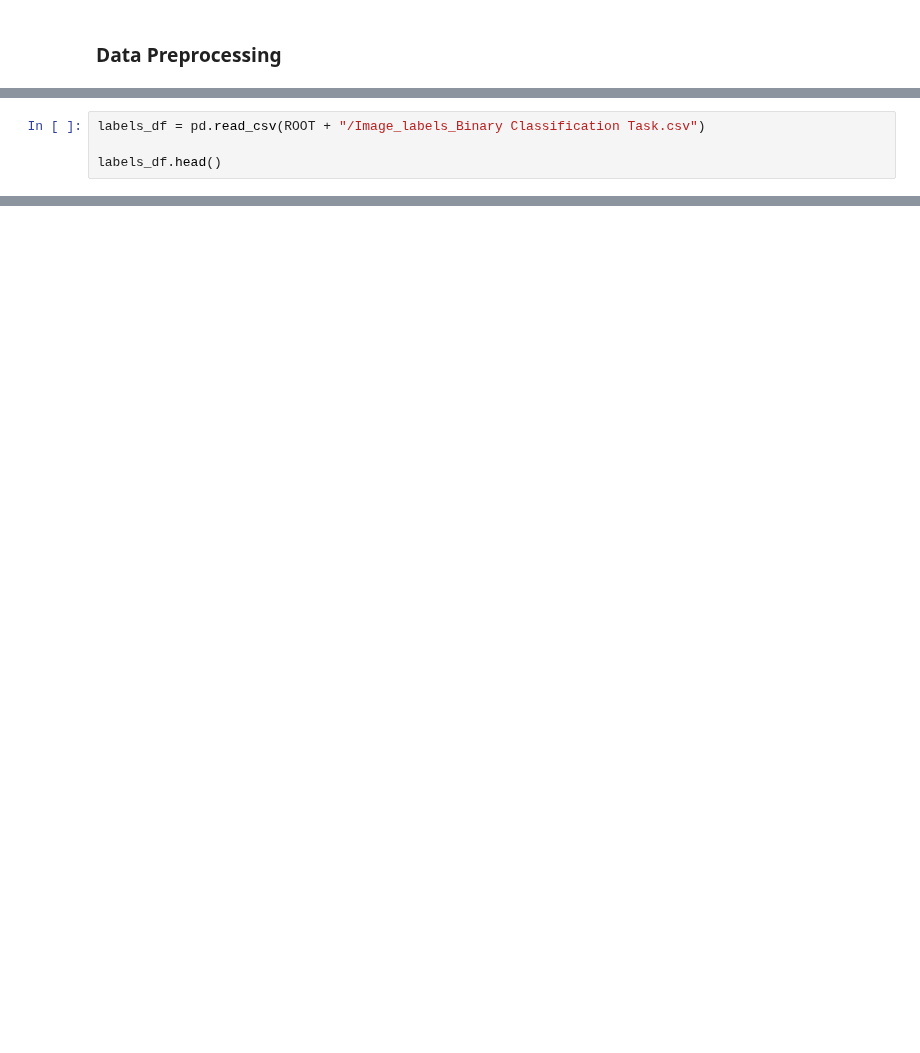
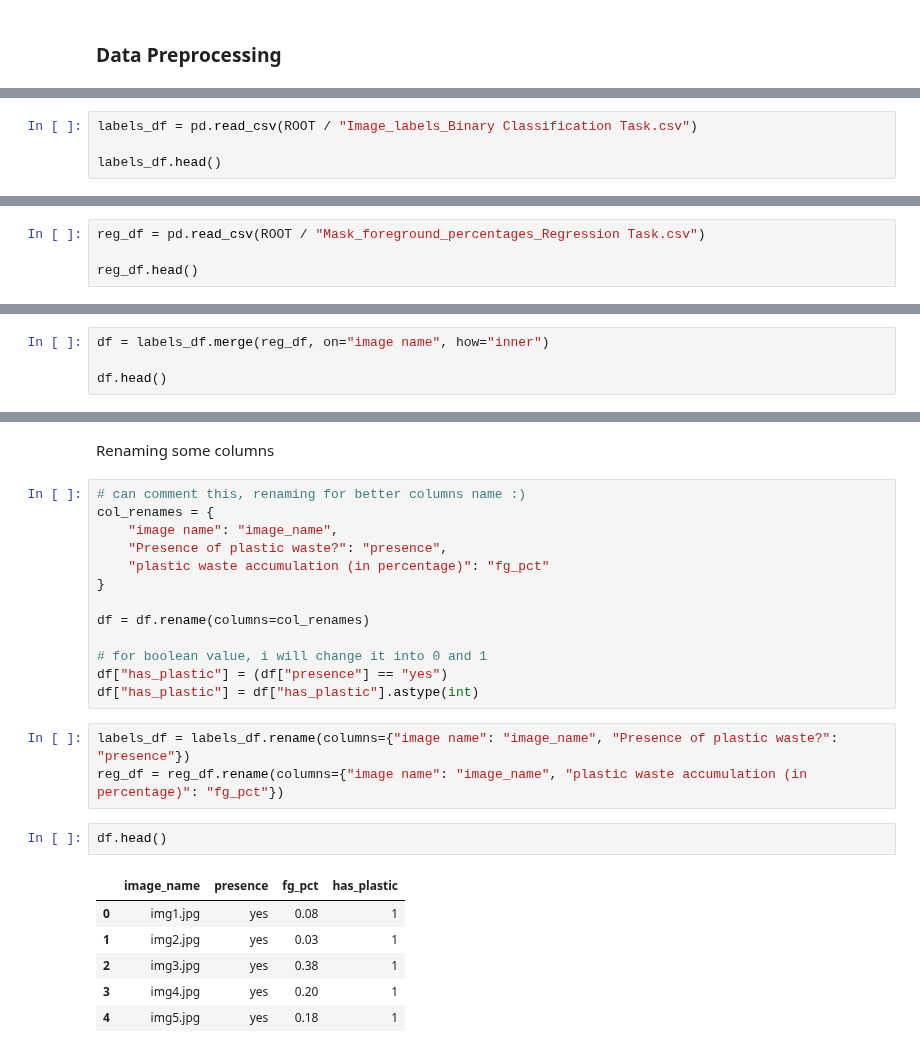
Before and after one commit to williamtheodoruswijaya/PDIS-Net, a Jupyter notebook: eda/split/split.ipynb, the cells around one changed output, grey strips where cells are left out. Cells and saved outputs as stored; diff of their text form; blank space fills up the shorter version.

```diff
--- a/eda/split/split.ipynb
+++ b/eda/split/split.ipynb
@@ -31,5 +28,5 @@ FileNotFoundError: [Errno 2] No such file or directory: 'data/Image_labels_Binar
 # %%
-labels_df = pd.read_csv(ROOT + "/Image_labels_Binary Classification Task.csv")
+labels_df = pd.read_csv(ROOT / "Image_labels_Binary Classification Task.csv")
 
 labels_df.head()
 # %% [output]
@@ -36,0 +39,4 @@ FileNotFoundError: [Errno 2] No such file or directory: './data/Image_labels_Bin
+# %%
+reg_df = pd.read_csv(ROOT / "Mask_foreground_percentages_Regression Task.csv")
+
+reg_df.head()
@@ -36,0 +52,4 @@ FileNotFoundError: [Errno 2] No such file or directory: './data/Image_labels_Bin
+# %%
+df = labels_df.merge(reg_df, on="image name", how="inner")
+
+df.head()
@@ -36,0 +63,27 @@ FileNotFoundError: [Errno 2] No such file or directory: './data/Image_labels_Bin
+# %% [markdown]
+Renaming some columns
+# %%
+# can comment this, renaming for better columns name :)
+col_renames = {
+    "image name": "image_name",
+    "Presence of plastic waste?": "presence",
+    "plastic waste accumulation (in percentage)": "fg_pct"
+}
+
+df = df.rename(columns=col_renames)
+
+# for boolean value, i will change it into 0 and 1
+df["has_plastic"] = (df["presence"] == "yes")
+df["has_plastic"] = df["has_plastic"].astype(int)
+# %%
+labels_df = labels_df.rename(columns={"image name": "image_name", "Presence of plastic waste?": "presence"})
+reg_df = reg_df.rename(columns={"image name": "image_name", "plastic waste accumulation (in percentage)": "fg_pct"})
+# %%
+df.head()
+# %% [output]
+|  | image_name | presence | fg_pct | has_plastic |
+| 0 | img1.jpg | yes | 0.08 | 1 |
+| 1 | img2.jpg | yes | 0.03 | 1 |
+| 2 | img3.jpg | yes | 0.38 | 1 |
+| 3 | img4.jpg | yes | 0.20 | 1 |
+| 4 | img5.jpg | yes | 0.18 | 1 |
```
Also changed, not shown: parts of 51 cells of this notebook.
